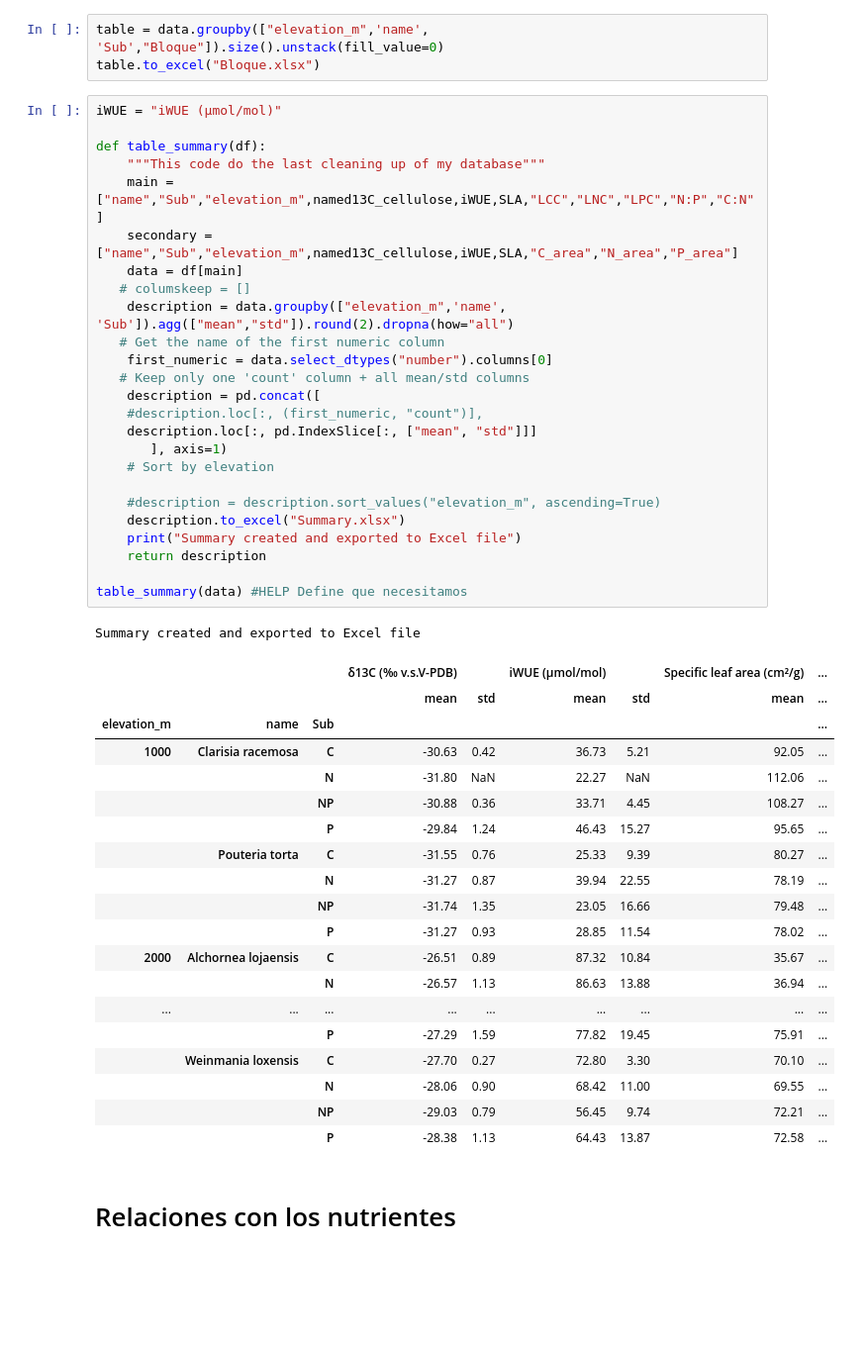
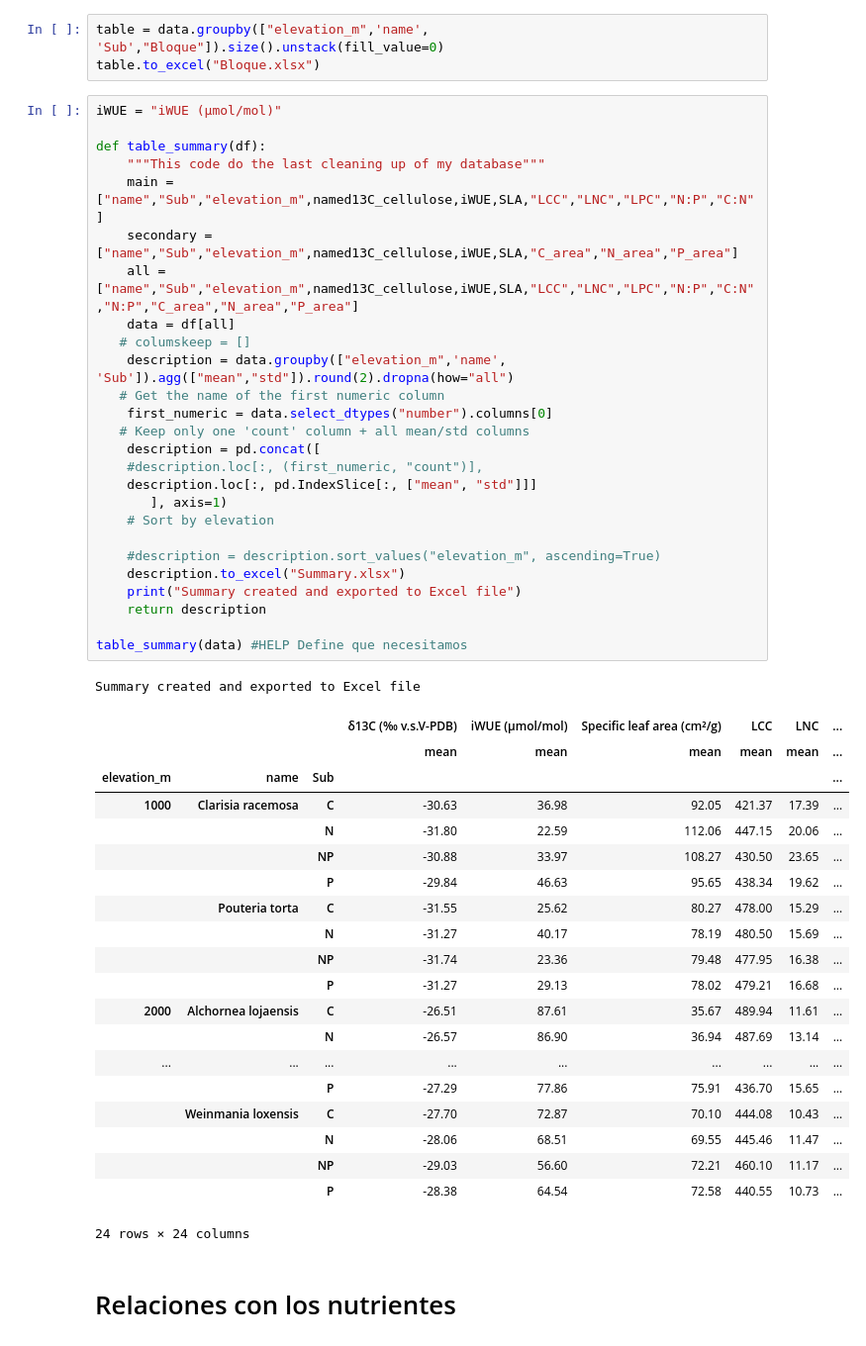
Before and after one commit to ajchavez94/NUMEX_preliminar, a Jupyter notebook: Preliminar.ipynb, the cells around one changed output. Shown at 99% size. Saved outputs shown, nothing was run; the diff lists cells and outputs as text; blank space fills up the shorter version.

```diff
--- a/Preliminar.ipynb
+++ b/Preliminar.ipynb
@@ -67,49 +67,51 @@ table.to_excel("Bloque.xlsx")
 # %%
 iWUE = "iWUE (μmol/mol)"
 
 def table_summary(df):
     """This code do the last cleaning up of my database"""
     main = ["name","Sub","elevation_m",named13C_cellulose,iWUE,SLA,"LCC","LNC","LPC","N:P","C:N"]
     secondary = ["name","Sub","elevation_m",named13C_cellulose,iWUE,SLA,"C_area","N_area","P_area"]
-    data = df[main]
+    all = ["name","Sub","elevation_m",named13C_cellulose,iWUE,SLA,"LCC","LNC","LPC","N:P","C:N","N:P","C_area","N_area","P_area"]
+    data = df[all]
    # columskeep = []
     description = data.groupby(["elevation_m",'name', 'Sub']).agg(["mean","std"]).round(2).dropna(how="all")
    # Get the name of the first numeric column
     first_numeric = data.select_dtypes("number").columns[0]
    # Keep only one 'count' column + all mean/std columns
     description = pd.concat([
     #description.loc[:, (first_numeric, "count")],
     description.loc[:, pd.IndexSlice[:, ["mean", "std"]]]
        ], axis=1)
     # Sort by elevation
 
     #description = description.sort_values("elevation_m", ascending=True)
     description.to_excel("Summary.xlsx")
     print("Summary created and exported to Excel file")
     return description
 
 table_summary(data) #HELP Define que necesitamos
 # %% [output]
 Summary created and exported to Excel file
-|  |  |  | δ13C (‰ v.s.V-PDB) |  | iWUE (μmol/mol) |  | Specific leaf area (cm²/g) | ... |
-|  |  |  | mean | std | mean | std | mean | ... |
+|  |  |  | δ13C (‰ v.s.V-PDB) | iWUE (μmol/mol) | Specific leaf area (cm²/g) | LCC | LNC | ... |
+|  |  |  | mean | mean | mean | mean | mean | ... |
 | elevation_m | name | Sub |  |  |  |  |  | ... |
-| 1000 | Clarisia racemosa | C | -30.63 | 0.42 | 36.73 | 5.21 | 92.05 | ... |
-|  |  | N | -31.80 | NaN | 22.27 | NaN | 112.06 | ... |
-|  |  | NP | -30.88 | 0.36 | 33.71 | 4.45 | 108.27 | ... |
-|  |  | P | -29.84 | 1.24 | 46.43 | 15.27 | 95.65 | ... |
-|  | Pouteria torta | C | -31.55 | 0.76 | 25.33 | 9.39 | 80.27 | ... |
-|  |  | N | -31.27 | 0.87 | 39.94 | 22.55 | 78.19 | ... |
-|  |  | NP | -31.74 | 1.35 | 23.05 | 16.66 | 79.48 | ... |
-|  |  | P | -31.27 | 0.93 | 28.85 | 11.54 | 78.02 | ... |
-| 2000 | Alchornea lojaensis | C | -26.51 | 0.89 | 87.32 | 10.84 | 35.67 | ... |
-|  |  | N | -26.57 | 1.13 | 86.63 | 13.88 | 36.94 | ... |
+| 1000 | Clarisia racemosa | C | -30.63 | 36.98 | 92.05 | 421.37 | 17.39 | ... |
+|  |  | N | -31.80 | 22.59 | 112.06 | 447.15 | 20.06 | ... |
+|  |  | NP | -30.88 | 33.97 | 108.27 | 430.50 | 23.65 | ... |
+|  |  | P | -29.84 | 46.63 | 95.65 | 438.34 | 19.62 | ... |
+|  | Pouteria torta | C | -31.55 | 25.62 | 80.27 | 478.00 | 15.29 | ... |
+|  |  | N | -31.27 | 40.17 | 78.19 | 480.50 | 15.69 | ... |
+|  |  | NP | -31.74 | 23.36 | 79.48 | 477.95 | 16.38 | ... |
+|  |  | P | -31.27 | 29.13 | 78.02 | 479.21 | 16.68 | ... |
+| 2000 | Alchornea lojaensis | C | -26.51 | 87.61 | 35.67 | 489.94 | 11.61 | ... |
+|  |  | N | -26.57 | 86.90 | 36.94 | 487.69 | 13.14 | ... |
 | ... | ... | ... | ... | ... | ... | ... | ... | ... |
-|  |  | P | -27.29 | 1.59 | 77.82 | 19.45 | 75.91 | ... |
-|  | Weinmania loxensis | C | -27.70 | 0.27 | 72.80 | 3.30 | 70.10 | ... |
-|  |  | N | -28.06 | 0.90 | 68.42 | 11.00 | 69.55 | ... |
-|  |  | NP | -29.03 | 0.79 | 56.45 | 9.74 | 72.21 | ... |
-|  |  | P | -28.38 | 1.13 | 64.43 | 13.87 | 72.58 | ... |
+|  |  | P | -27.29 | 77.86 | 75.91 | 436.70 | 15.65 | ... |
+|  | Weinmania loxensis | C | -27.70 | 72.87 | 70.10 | 444.08 | 10.43 | ... |
+|  |  | N | -28.06 | 68.51 | 69.55 | 445.46 | 11.47 | ... |
+|  |  | NP | -29.03 | 56.60 | 72.21 | 460.10 | 11.17 | ... |
+|  |  | P | -28.38 | 64.54 | 72.58 | 440.55 | 10.73 | ... |
+24 rows × 24 columns
 # %% [markdown]
 # Relaciones con los nutrientes
 # %%
```
Also changed, not shown: parts of 3 cells of this notebook, 18 other files.
